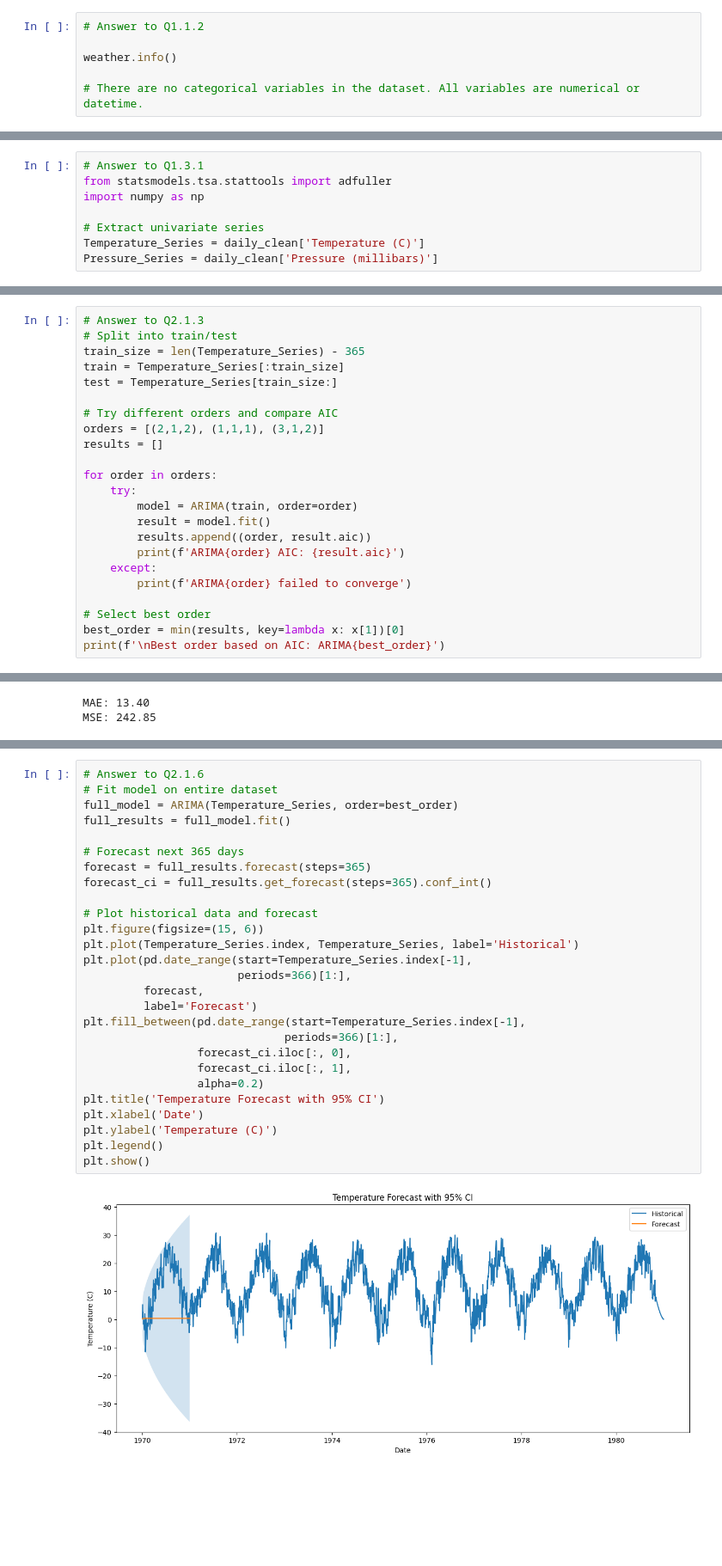
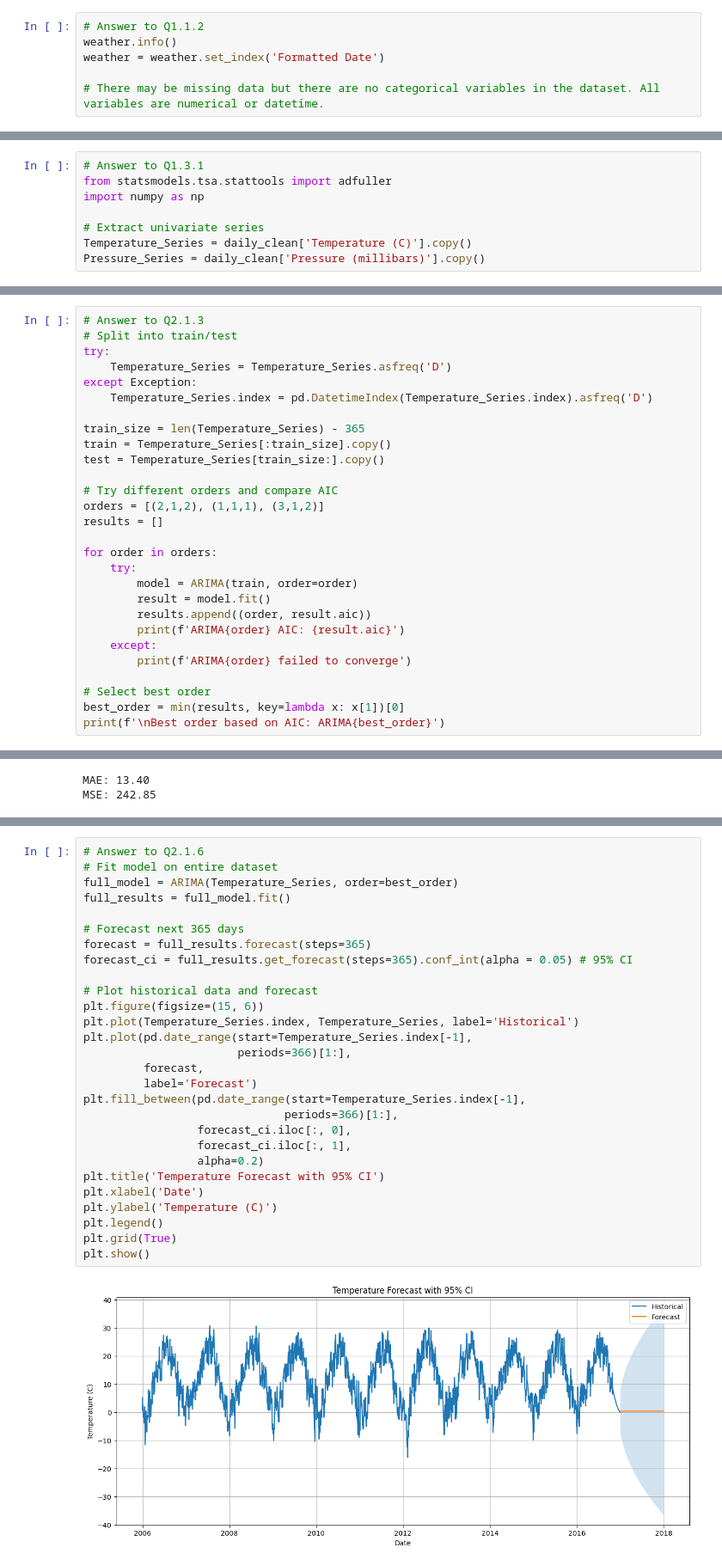
Before and after one commit to Benjamin-2003/AISE_4010_Assignments, a Jupyter notebook: Assignment1.ipynb, the cells around one changed output, grey strips where cells are left out. Shown at 86% size. Cells and saved outputs as stored; diff of their text form; blank space fills up the shorter version.

```diff
--- a/Assignment1.ipynb
+++ b/Assignment1.ipynb
@@ -51,10 +50,10 @@ weather.head(6)
 | 5 | 2006-01-05 | 2.7 | 0.4 | 0.95 | 9.0 | ... |
 # %%
 # Answer to Q1.1.2
+weather.info()
+weather = weather.set_index('Formatted Date')
 
-weather.info()
-
-# There are no categorical variables in the dataset. All variables are numerical or datetime.
+# There may be missing data but there are no categorical variables in the dataset. All variables are numerical or datetime.
 # %% [output]
 <class 'pandas.core.frame.DataFrame'>
 RangeIndex: 4019 entries, 0 to 4018
@@ -156,8 +156,8 @@ from statsmodels.tsa.stattools import adfuller
 import numpy as np
 
 # Extract univariate series
-Temperature_Series = daily_clean['Temperature (C)']
-Pressure_Series = daily_clean['Pressure (millibars)']
+Temperature_Series = daily_clean['Temperature (C)'].copy()
+Pressure_Series = daily_clean['Pressure (millibars)'].copy()
 # %%
 # Answer to Q1.3.2
 def adf_test(series, series_name):
@@ -332,9 +310,14 @@ q=2: The ACF shows exponential decay with significant spikes at first 2 lags
 # %%
 # Answer to Q2.1.3
 # Split into train/test
+try:
+    Temperature_Series = Temperature_Series.asfreq('D')
+except Exception:
+    Temperature_Series.index = pd.DatetimeIndex(Temperature_Series.index).asfreq('D')
+
 train_size = len(Temperature_Series) - 365
-train = Temperature_Series[:train_size]
-test = Temperature_Series[train_size:]
+train = Temperature_Series[:train_size].copy()
+test = Temperature_Series[train_size:].copy()
 
 # Try different orders and compare AIC
 orders = [(2,1,2), (1,1,1), (3,1,2)]
@@ -401,32 +384,33 @@ plt.show()
 # %%
 # Answer to Q2.1.6
 # Fit model on entire dataset
 full_model = ARIMA(Temperature_Series, order=best_order)
 full_results = full_model.fit()
 
 # Forecast next 365 days
 forecast = full_results.forecast(steps=365)
-forecast_ci = full_results.get_forecast(steps=365).conf_int()
+forecast_ci = full_results.get_forecast(steps=365).conf_int(alpha = 0.05) # 95% CI
 
 # Plot historical data and forecast
 plt.figure(figsize=(15, 6))
 plt.plot(Temperature_Series.index, Temperature_Series, label='Historical')
 plt.plot(pd.date_range(start=Temperature_Series.index[-1],
                        periods=366)[1:],
          forecast,
          label='Forecast')
 plt.fill_between(pd.date_range(start=Temperature_Series.index[-1],
                               periods=366)[1:],
                  forecast_ci.iloc[:, 0],
                  forecast_ci.iloc[:, 1],
                  alpha=0.2)
 plt.title('Temperature Forecast with 95% CI')
 plt.xlabel('Date')
 plt.ylabel('Temperature (C)')
 plt.legend()
+plt.grid(True)
 plt.show()
 # %% [output]
-[figure, old version]
+[figure, new version]
 # %% [markdown]
 ### Q2.2 SARIMA forecasting (15%)
 
```
Also changed, not shown: parts of 28 cells of this notebook.
